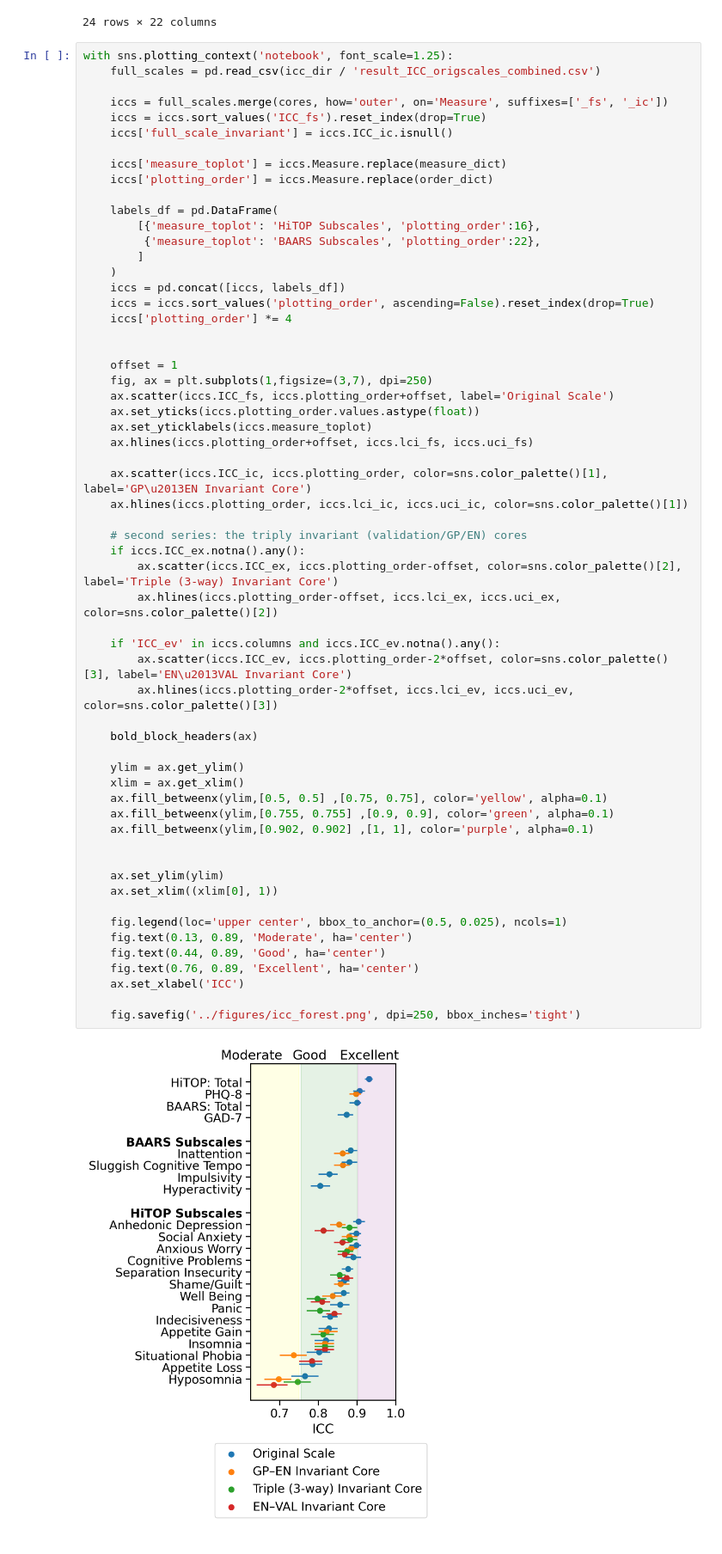
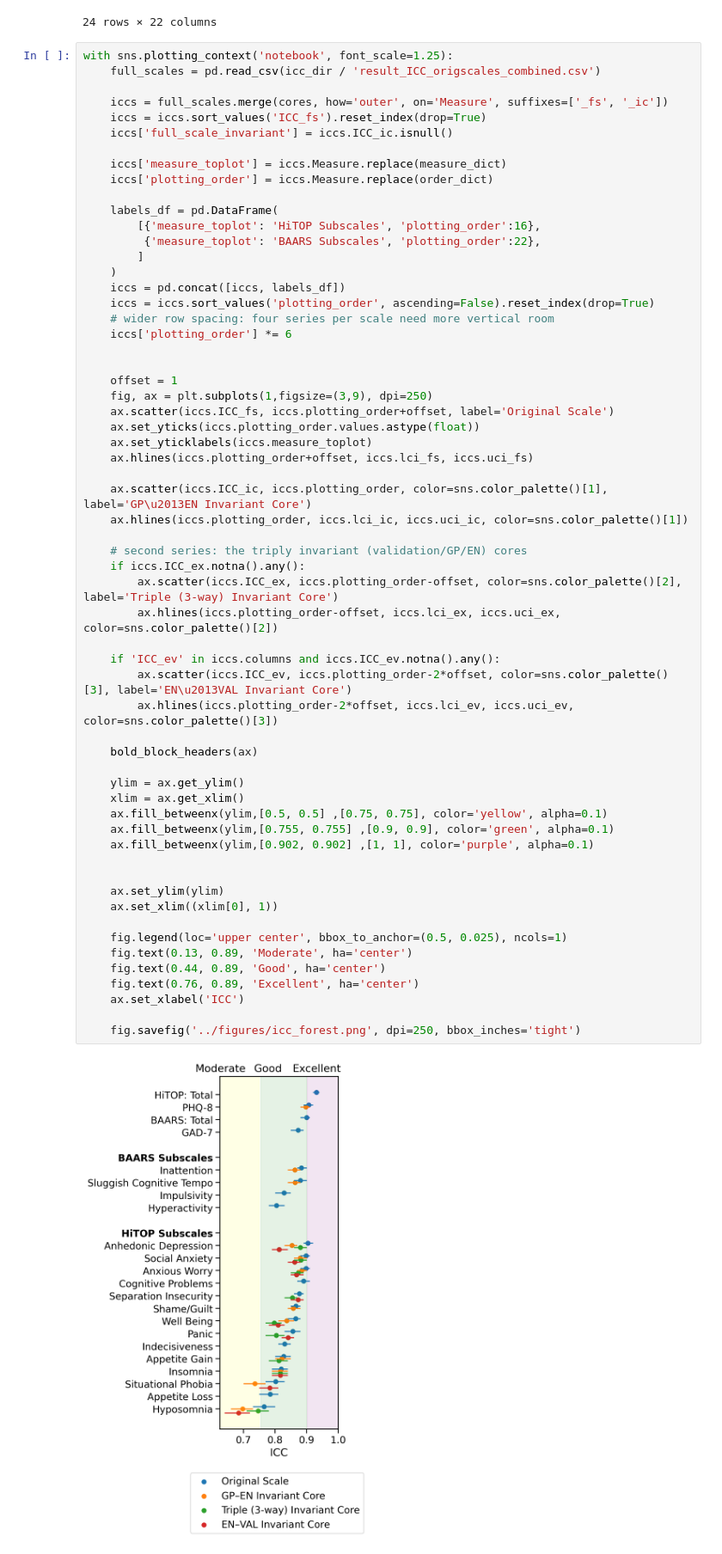
Before and after one commit to Shotgunosine/HiTOP, a Jupyter notebook: notebooks/NB_icc_plots.ipynb, the cells around one changed output. Shown at 86% size. Saved outputs shown, nothing was run; the diff lists cells and outputs as text.

Commit message:
Widen row spacing in ICC forest for the four-series layout

```diff
--- a/notebooks/NB_icc_plots.ipynb
+++ b/notebooks/NB_icc_plots.ipynb
@@ -320,11 +320,12 @@ with sns.plotting_context('notebook', font_scale=1.25):
     )
     iccs = pd.concat([iccs, labels_df])
     iccs = iccs.sort_values('plotting_order', ascending=False).reset_index(drop=True)
-    iccs['plotting_order'] *= 4
+    # wider row spacing: four series per scale need more vertical room
+    iccs['plotting_order'] *= 6
 
 
     offset = 1
-    fig, ax = plt.subplots(1,figsize=(3,7), dpi=250)
+    fig, ax = plt.subplots(1,figsize=(3,9), dpi=250)
     ax.scatter(iccs.ICC_fs, iccs.plotting_order+offset, label='Original Scale')
     ax.set_yticks(iccs.plotting_order.values.astype(float))
     ax.set_yticklabels(iccs.measure_toplot)
@@ -335,31 +336,31 @@ with sns.plotting_context('notebook', font_scale=1.25):
 
     # second series: the triply invariant (validation/GP/EN) cores
     if iccs.ICC_ex.notna().any():
         ax.scatter(iccs.ICC_ex, iccs.plotting_order-offset, color=sns.color_palette()[2], label='Triple (3-way) Invariant Core')
         ax.hlines(iccs.plotting_order-offset, iccs.lci_ex, iccs.uci_ex, color=sns.color_palette()[2])
 
     if 'ICC_ev' in iccs.columns and iccs.ICC_ev.notna().any():
         ax.scatter(iccs.ICC_ev, iccs.plotting_order-2*offset, color=sns.color_palette()[3], label='EN\u2013VAL Invariant Core')
         ax.hlines(iccs.plotting_order-2*offset, iccs.lci_ev, iccs.uci_ev, color=sns.color_palette()[3])
 
     bold_block_headers(ax)
 
     ylim = ax.get_ylim()
     xlim = ax.get_xlim()
     ax.fill_betweenx(ylim,[0.5, 0.5] ,[0.75, 0.75], color='yellow', alpha=0.1)
     ax.fill_betweenx(ylim,[0.755, 0.755] ,[0.9, 0.9], color='green', alpha=0.1)
     ax.fill_betweenx(ylim,[0.902, 0.902] ,[1, 1], color='purple', alpha=0.1)
 
 
     ax.set_ylim(ylim)
     ax.set_xlim((xlim[0], 1))
 
     fig.legend(loc='upper center', bbox_to_anchor=(0.5, 0.025), ncols=1)
     fig.text(0.13, 0.89, 'Moderate', ha='center')
     fig.text(0.44, 0.89, 'Good', ha='center')
     fig.text(0.76, 0.89, 'Excellent', ha='center')
     ax.set_xlabel('ICC')
 
     fig.savefig('../figures/icc_forest.png', dpi=250, bbox_inches='tight')
 # %% [output]
-[figure, old version]
+[figure, new version]
```
Also changed, not shown: 1 other file.
